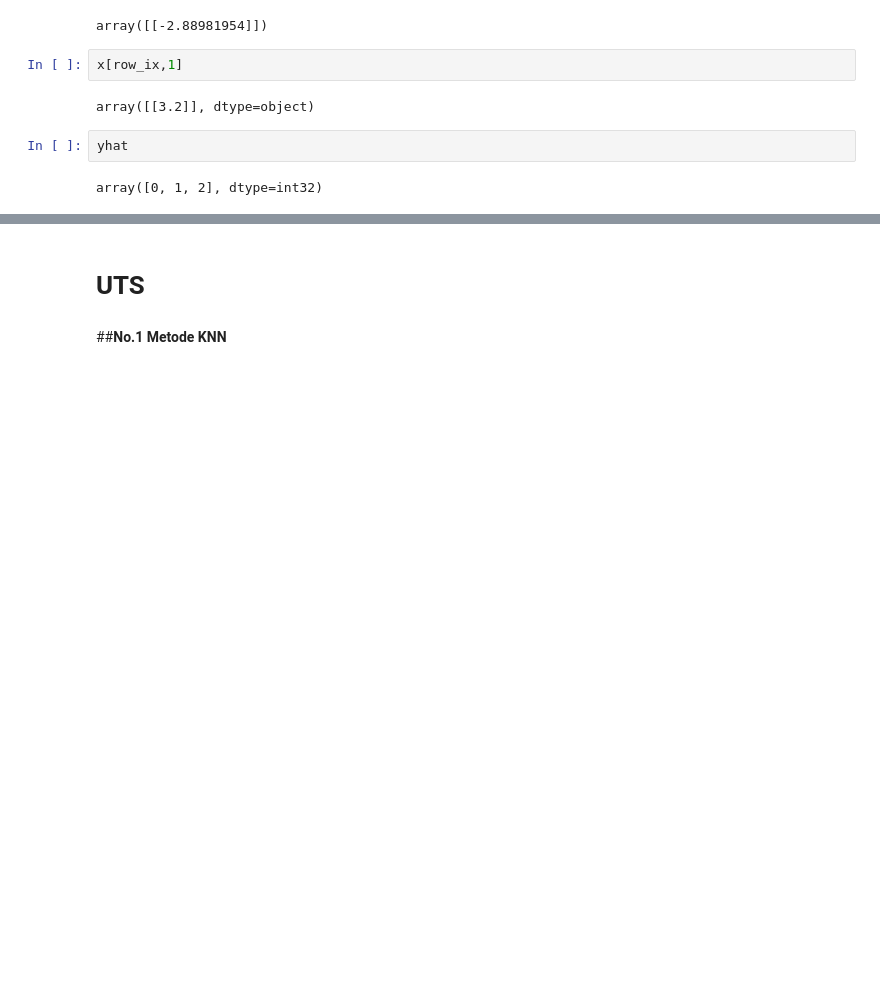
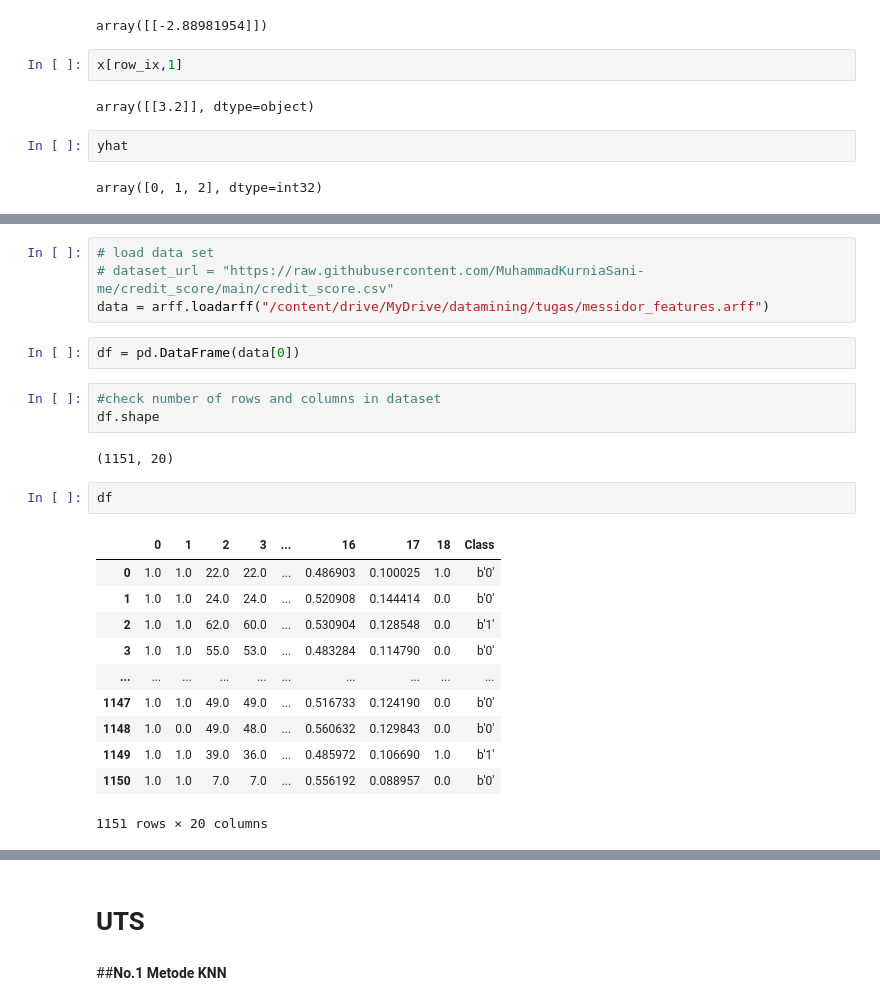
Before and after one commit to DwiAqilahP/datamining, a Jupyter notebook: _sources/PenambanganData.ipynb, the cells around one changed output, grey strips where cells are left out. Cells and saved outputs as stored; diff of their text form; blank space fills up the shorter version.

```diff
--- a/_sources/PenambanganData.ipynb
+++ b/_sources/PenambanganData.ipynb
@@ -1010,0 +1403,25 @@ array([0, 1, 2], dtype=int32)
+# %%
+# load data set
+# dataset_url = "https://raw.githubusercontent.com/MuhammadKurniaSani-me/credit_score/main/credit_score.csv"
+data = arff.loadarff("/content/drive/MyDrive/datamining/tugas/messidor_features.arff")
+# %%
+df = pd.DataFrame(data[0])
+# %%
+#check number of rows and columns in dataset
+df.shape
+# %% [output]
+(1151, 20)
+# %%
+df
+# %% [output]
+|  | 0 | 1 | 2 | 3 | ... | 16 | 17 | 18 | Class |
+| 0 | 1.0 | 1.0 | 22.0 | 22.0 | ... | 0.486903 | 0.100025 | 1.0 | b'0' |
+| 1 | 1.0 | 1.0 | 24.0 | 24.0 | ... | 0.520908 | 0.144414 | 0.0 | b'0' |
+| 2 | 1.0 | 1.0 | 62.0 | 60.0 | ... | 0.530904 | 0.128548 | 0.0 | b'1' |
+| 3 | 1.0 | 1.0 | 55.0 | 53.0 | ... | 0.483284 | 0.114790 | 0.0 | b'0' |
+| ... | ... | ... | ... | ... | ... | ... | ... | ... | ... |
+| 1147 | 1.0 | 1.0 | 49.0 | 49.0 | ... | 0.516733 | 0.124190 | 0.0 | b'0' |
+| 1148 | 1.0 | 0.0 | 49.0 | 48.0 | ... | 0.560632 | 0.129843 | 0.0 | b'0' |
+| 1149 | 1.0 | 1.0 | 39.0 | 36.0 | ... | 0.485972 | 0.106690 | 1.0 | b'1' |
+| 1150 | 1.0 | 1.0 | 7.0 | 7.0 | ... | 0.556192 | 0.088957 | 0.0 | b'0' |
+1151 rows × 20 columns
```
Also changed, not shown: parts of 170 cells of this notebook, 24 other files.
